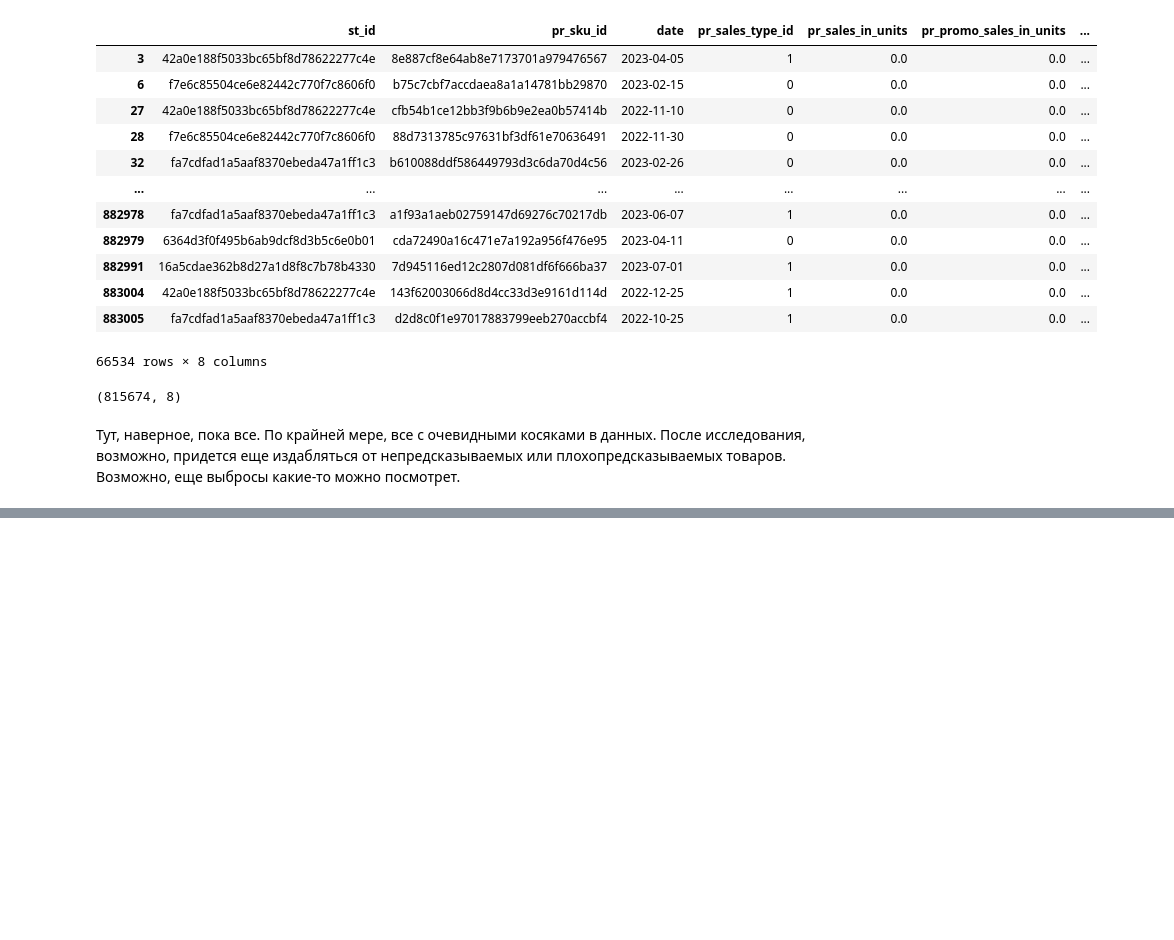
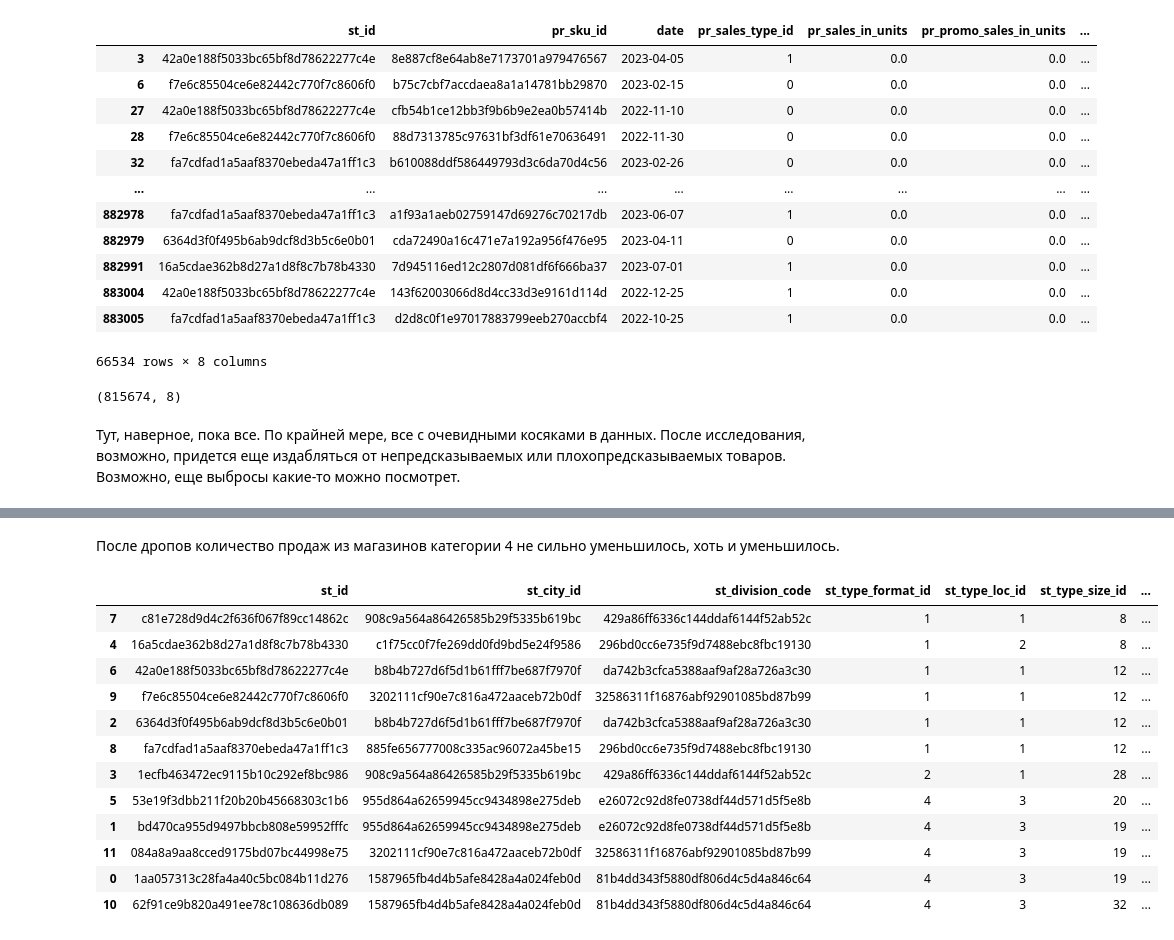
Before and after one commit to Zhuzha271/DS, a Jupyter notebook: Andrei's vision.ipynb, the cells around one changed output, grey strips where cells are left out. Drawn from its saved outputs; the diff is of its cells as text; code cells hidden in the pictures; blank space fills up the shorter version.

Commit message:
some analysis added, some data formated

```diff
--- a/Andrei's vision.ipynb
+++ b/Andrei's vision.ipynb
@@ -458,0 +439,20 @@ display(store.sort_values(by='st_type_format_id'))
+# %% [markdown]
+После дропов количество продаж из магазинов категории 4 не сильно уменьшилось, хоть и уменьшилось.
+# %%
+store['sales_total'] = store['st_id'].map(store_sales_agg)
+
+display(store.sort_values(by='sales_total', ascending = False))
+# %% [output]
+|  | st_id | st_city_id | st_division_code | st_type_format_id | st_type_loc_id | st_type_size_id | ... |
+| 7 | c81e728d9d4c2f636f067f89cc14862c | 908c9a564a86426585b29f5335b619bc | 429a86ff6336c144ddaf6144f52ab52c | 1 | 1 | 8 | ... |
+| 4 | 16a5cdae362b8d27a1d8f8c7b78b4330 | c1f75cc0f7fe269dd0fd9bd5e24f9586 | 296bd0cc6e735f9d7488ebc8fbc19130 | 1 | 2 | 8 | ... |
+| 6 | 42a0e188f5033bc65bf8d78622277c4e | b8b4b727d6f5d1b61fff7be687f7970f | da742b3cfca5388aaf9af28a726a3c30 | 1 | 1 | 12 | ... |
+| 9 | f7e6c85504ce6e82442c770f7c8606f0 | 3202111cf90e7c816a472aaceb72b0df | 32586311f16876abf92901085bd87b99 | 1 | 1 | 12 | ... |
+| 2 | 6364d3f0f495b6ab9dcf8d3b5c6e0b01 | b8b4b727d6f5d1b61fff7be687f7970f | da742b3cfca5388aaf9af28a726a3c30 | 1 | 1 | 12 | ... |
+| 8 | fa7cdfad1a5aaf8370ebeda47a1ff1c3 | 885fe656777008c335ac96072a45be15 | 296bd0cc6e735f9d7488ebc8fbc19130 | 1 | 1 | 12 | ... |
+| 3 | 1ecfb463472ec9115b10c292ef8bc986 | 908c9a564a86426585b29f5335b619bc | 429a86ff6336c144ddaf6144f52ab52c | 2 | 1 | 28 | ... |
+| 5 | 53e19f3dbb211f20b20b45668303c1b6 | 955d864a62659945cc9434898e275deb | e26072c92d8fe0738df44d571d5f5e8b | 4 | 3 | 20 | ... |
+| 1 | bd470ca955d9497bbcb808e59952fffc | 955d864a62659945cc9434898e275deb | e26072c92d8fe0738df44d571d5f5e8b | 4 | 3 | 19 | ... |
+| 11 | 084a8a9aa8cced9175bd07bc44998e75 | 3202111cf90e7c816a472aaceb72b0df | 32586311f16876abf92901085bd87b99 | 4 | 3 | 19 | ... |
+| 0 | 1aa057313c28fa4a40c5bc084b11d276 | 1587965fb4d4b5afe8428a4a024feb0d | 81b4dd343f5880df806d4c5d4a846c64 | 4 | 3 | 19 | ... |
+| 10 | 62f91ce9b820a491ee78c108636db089 | 1587965fb4d4b5afe8428a4a024feb0d | 81b4dd343f5880df806d4c5d4a846c64 | 4 | 3 | 32 | ... |
```
Also changed, not shown: parts of 22 cells of this notebook.
